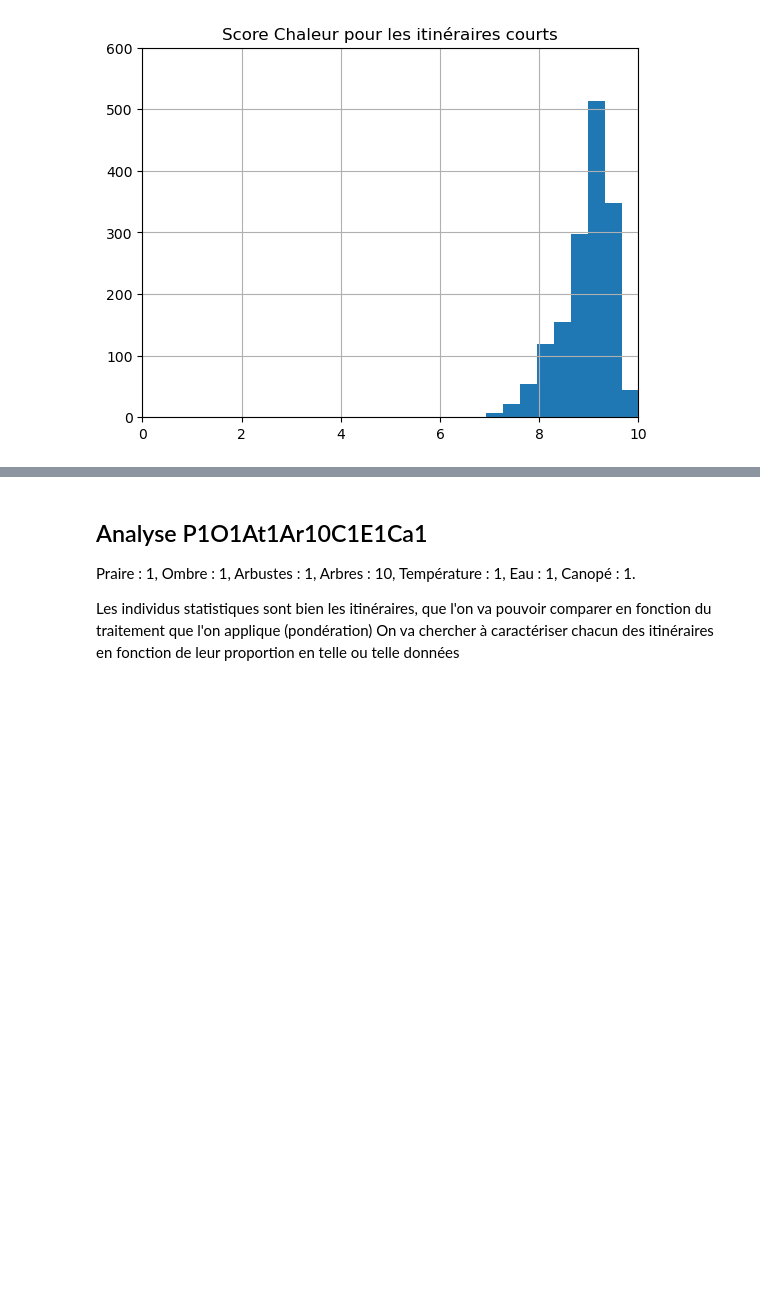
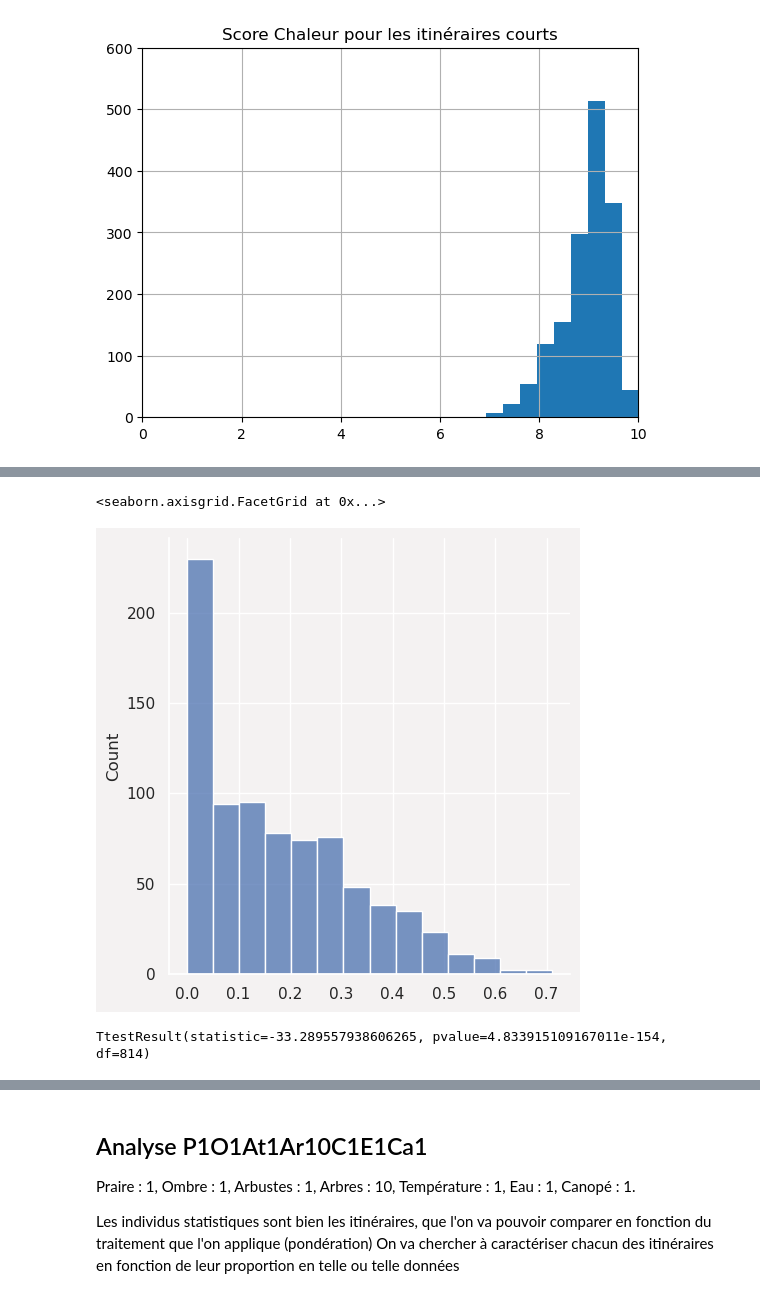
Before and after one commit to datagora-erasme/itineraire_fraicheur, a Jupyter notebook: backend/score_calculation_it/score_analyse_pipeline.ipynb, the cells around one changed output, grey strips where cells are left out. Cells and saved outputs as stored; diff of their text form; code cells hidden in the pictures; blank space fills up the shorter version.

```diff
--- a/backend/score_calculation_it/score_analyse_pipeline.ipynb
+++ b/backend/score_calculation_it/score_analyse_pipeline.ipynb
@@ -619,0 +655,16 @@ plt.show()
+# %%
+arbres_if = data_set_prop_csv_P0_01O0_01At0_01Ar10C0_01E0_01Ca0_01[data_set_prop_csv_P0_01O0_01At0_01Ar10C0_01E0_01Ca0_01["type"] == "IF"]["mean_arbres_prop"]
+arbres_len = data_set_prop_csv_P0_01O0_01At0_01Ar10C0_01E0_01Ca0_01[data_set_prop_csv_P0_01O0_01At0_01Ar10C0_01E0_01Ca0_01["type"] == "LEN"]["mean_arbres_prop"]
+
+basic_stats_arbres = pd.DataFrame({
+    "mean_if": np.mean(arbres_if),
+    "mean_len": np.mean(arbres_len),
+
+    "var_if": np.var(arbres_if),
+    "var_len": np.var(arbres_len),
+
+    "quantiles_arbres_if": np.quantile(arbres_if, q=[0.25,0.5,0.75]),
+    "quantiles_arbres_len": np.quantile(arbres_len, q=[0.25,0.5,0.75])
+})
+
+print(basic_stats_arbres)
@@ -619,0 +681,10 @@ plt.show()
+# %%
+diff = np.array(arbres_if) - np.array(arbres_len)
+sns.displot(diff)
+# %% [output]
+<seaborn.axisgrid.FacetGrid at 0x...>
+[figure, added]
+# %%
+test_students(arbres_len, arbres_if)
+# %% [output]
+TtestResult(statistic=-33.289557938606265, pvalue=4.833915109167011e-154, df=814)
```
Also changed, not shown: parts of 19 cells of this notebook, 6 other files.
